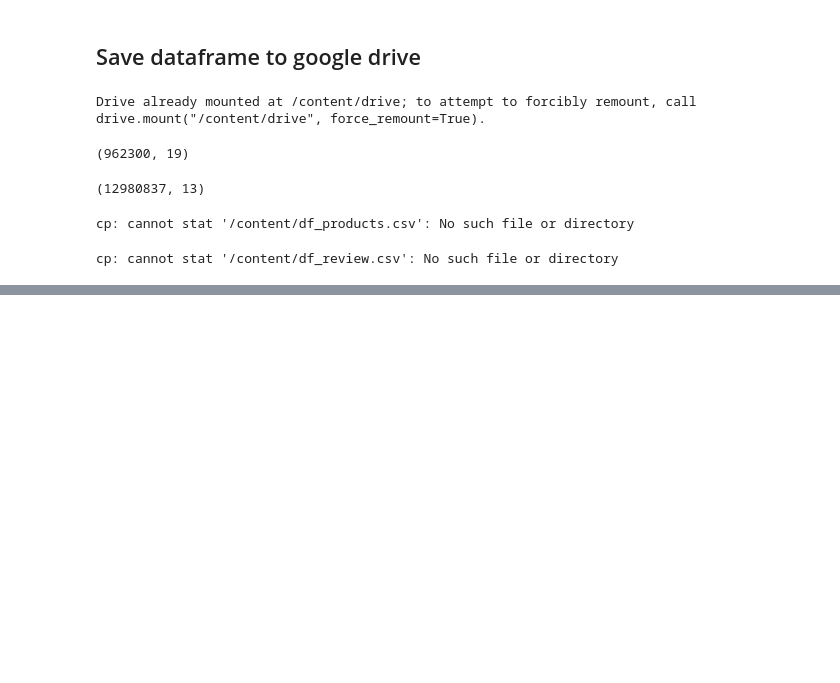
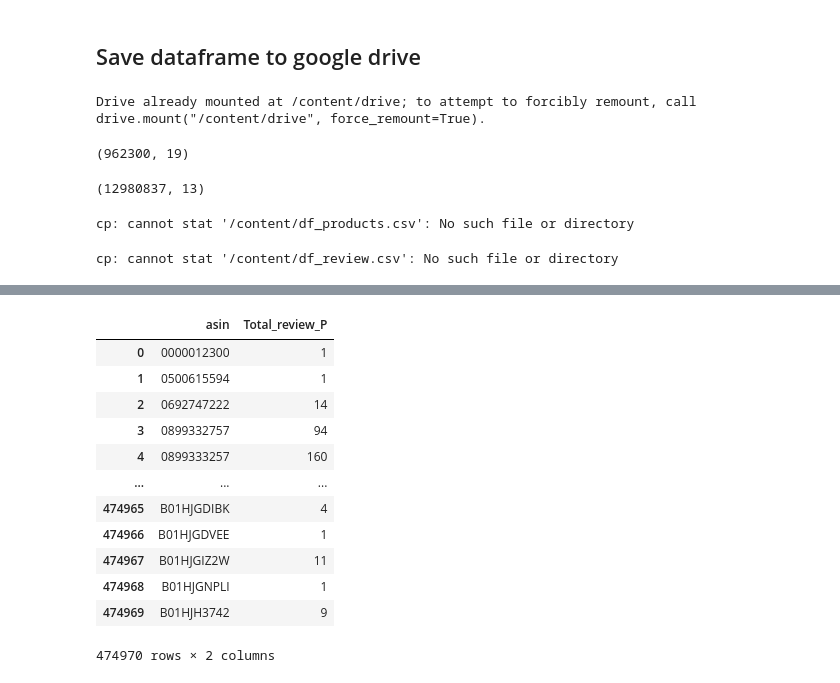
Before and after one commit to alirezasdg1/Amazon-recommender-system, a Jupyter notebook: notebooks/prepare_dataset.ipynb, the cells around one changed output, grey strips where cells are left out. Cells and saved outputs as stored; diff of their text form; code cells hidden in the pictures; blank space fills up the shorter version.

```diff
--- a/notebooks/prepare_dataset.ipynb
+++ b/notebooks/prepare_dataset.ipynb
@@ -154,0 +201,2 @@ cp: cannot stat '/content/df_review.csv': No such file or directory
+# %%
+df_test2 = df_all.groupby('asin').agg(Total_review_P=('reviewerID', 'count')).reset_index()
@@ -154,0 +219,16 @@ cp: cannot stat '/content/df_review.csv': No such file or directory
+# %%
+df_test2
+# %% [output]
+|  | asin | Total_review_P |
+| 0 | 0000012300 | 1 |
+| 1 | 0500615594 | 1 |
+| 2 | 0692747222 | 14 |
+| 3 | 0899332757 | 94 |
+| 4 | 0899333257 | 160 |
+| ... | ... | ... |
+| 474965 | B01HJGDIBK | 4 |
+| 474966 | B01HJGDVEE | 1 |
+| 474967 | B01HJGIZ2W | 11 |
+| 474968 | B01HJGNPLI | 1 |
+| 474969 | B01HJH3742 | 9 |
+474970 rows × 2 columns
```
Also changed, not shown: parts of 33 cells of this notebook.
